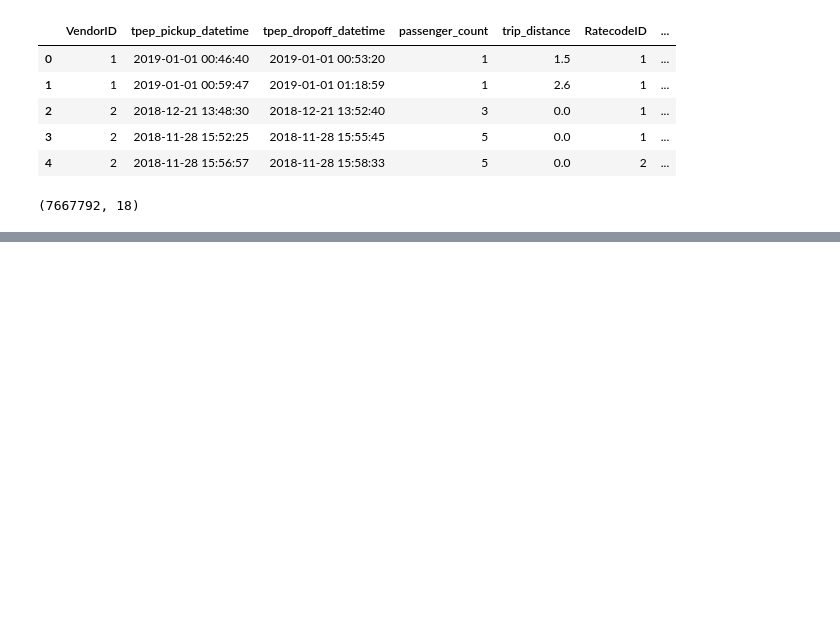
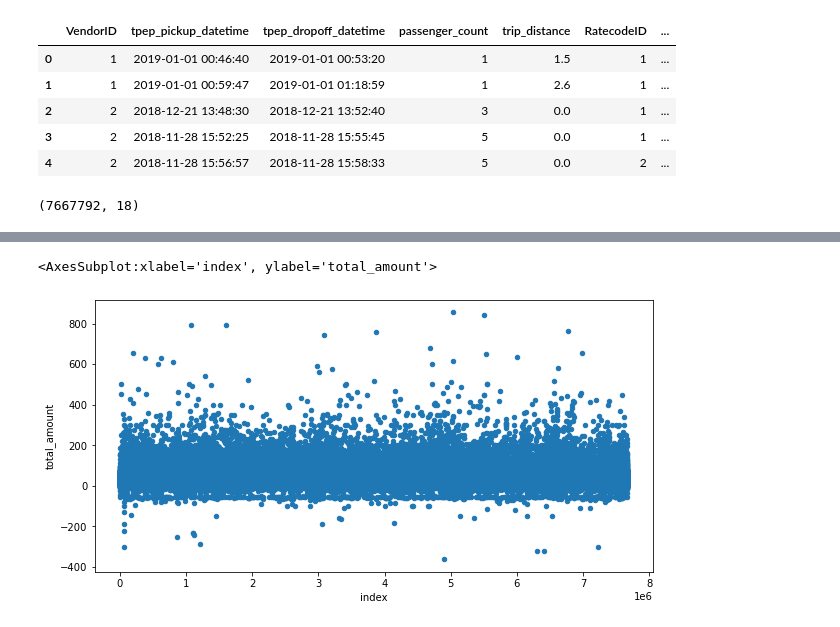
Before and after one commit to yutapon1982-max/New-York-Taxi-Analysis, a Jupyter notebook: Presentable notebook.ipynb, the cells around one changed output, grey strips where cells are left out. Drawn from its saved outputs; the diff is of its cells as text; code cells hidden in the pictures; blank space fills up the shorter version.

```diff
--- a/Presentable notebook.ipynb
+++ b/Presentable notebook.ipynb
@@ -17,0 +43,5 @@ taxi_df.shape
+# %%
+taxi_data[taxi_data['total_amount']<1000].reset_index().plot(kind='scatter', y='total_amount', x='index', figsize=(10,5))
+# %% [output]
+<AxesSubplot:xlabel='index', ylabel='total_amount'>
+[figure, added]
```
Also changed, not shown: parts of 34 cells of this notebook, 1 other file.
